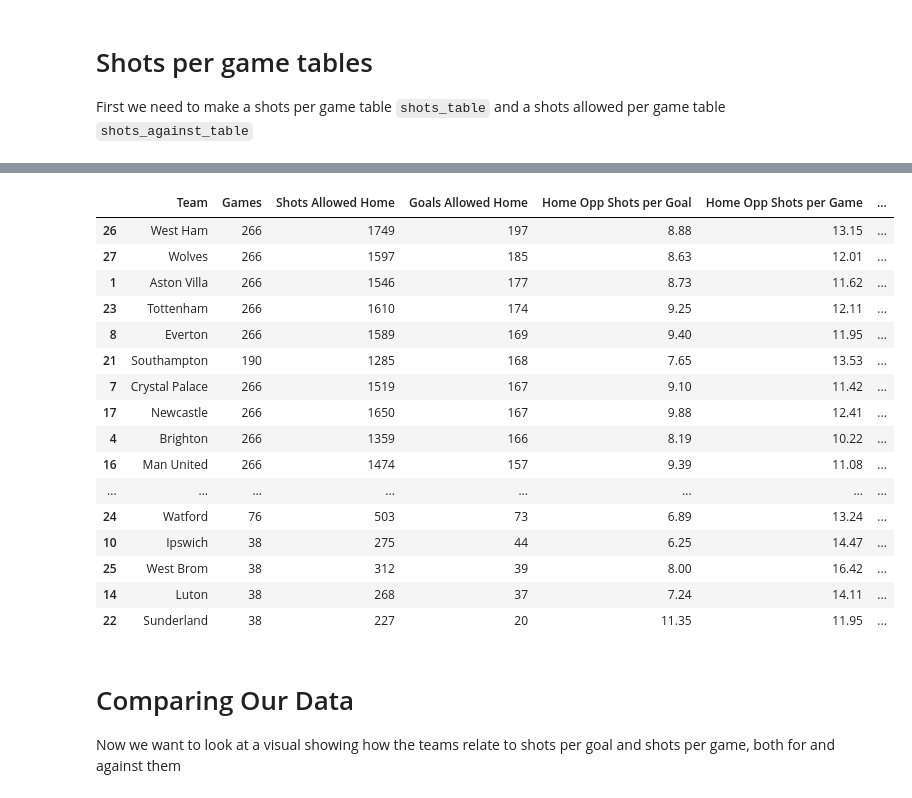
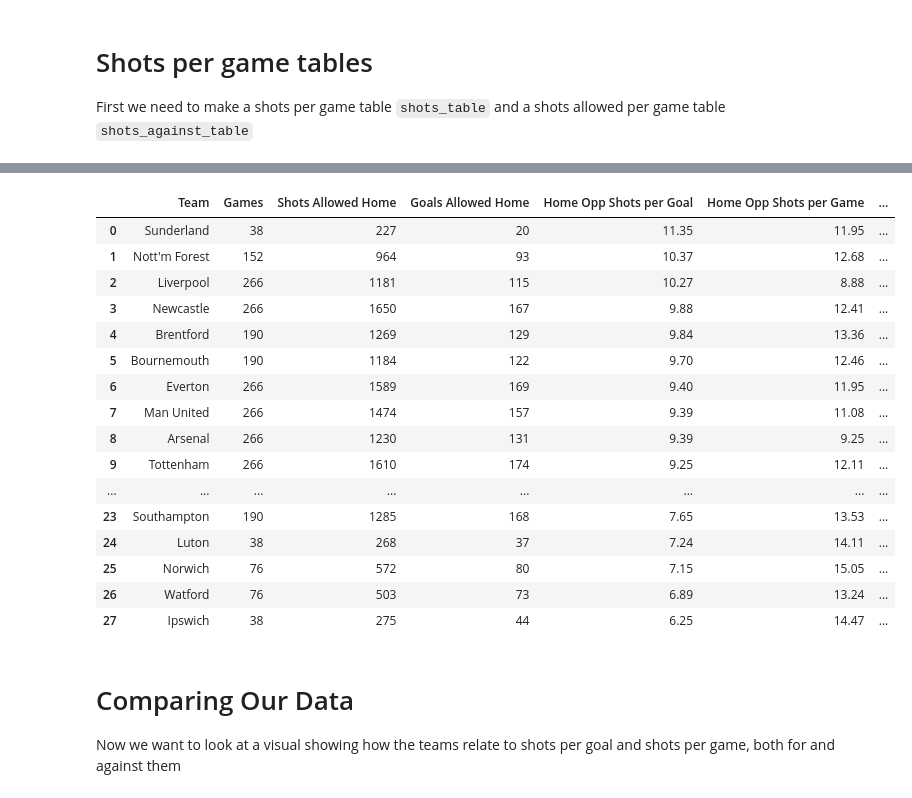
Before and after one commit to hankike/Premier_Prediction, a Jupyter notebook: notebooks/02shots.ipynb, the cells around one changed output, grey strips where cells are left out. Saved outputs shown, nothing was run; the diff lists cells and outputs as text; code cells hidden in the pictures.

```diff
--- a/notebooks/02shots.ipynb
+++ b/notebooks/02shots.ipynb
@@ -23,19 +23,13 @@ for team in teams:
     home_games = df_premier[df_premier["HomeTeam"] == team]
 
     home_goals_for = home_games["FTHG"].sum()
-    home_goals_against = home_games["FTAG"].sum()
-
     home_shots_for = home_games["HS"].sum()
-    home_shots_against = home_games["AS"].sum()
 
     # Away games
     away_games = df_premier[df_premier["AwayTeam"] == team]
 
     away_goals_for = away_games["FTAG"].sum()
-    away_goals_against = away_games["FTHG"].sum()
-
     away_shots_for = away_games["AS"].sum()
-    away_shots_against = away_games["HS"].sum()
 
     records.append({
         "Team": team,
@@ -62,9 +56,9 @@ shots_table["Away Shots per Goal"] = shots_table["Away Shots per Goal"].round(2)
 shots_table["Away Shots per Game"] = shots_table["Away Shots per Game"].round(2)
 
 shots_table = shots_table.sort_values(
-    "Goals Home",
-    ascending=False
-)
+    "Home Shots per Goal",
+    ascending=True
+).reset_index(drop=True)
 
 shots_table
 # %% [output]
@@ -94,69 +88,63 @@ for team in teams:
     # Home games
     home_games = df_premier[df_premier["HomeTeam"] == team]
 
-    home_goals_for = home_games["FTHG"].sum()
     home_goals_against = home_games["FTAG"].sum()
-
-    home_shots_for = home_games["HS"].sum()
     home_shots_against = home_games["AS"].sum()
 
     # Away games
     away_games = df_premier[df_premier["AwayTeam"] == team]
 
-    away_goals_for = away_games["FTAG"].sum()
     away_goals_against = away_games["FTHG"].sum()
-
-    away_shots_for = away_games["AS"].sum()
     away_shots_against = away_games["HS"].sum()
 
     records.append({
         "Team": team,
         "Games": len(home_games) + len(away_games),
         "Shots Allowed Home": home_shots_against,
         "Goals Allowed Home": home_goals_against,
         "Home Opp Shots per Goal": home_shots_against / home_goals_against if home_goals_against > 0 else 0,
         "Home Opp Shots per Game": home_shots_against / (len(home_games) if len(home_games) > 0 else 1),
         "Shots Allowed Away": away_shots_against,
         "Goals Allowed Away": away_goals_against,
         "Away Opp Shots per Goal": away_shots_against / away_goals_against if away_goals_against > 0 else 0,
         "Away Opp Shots per Game": away_shots_against / (len(away_games) if len(away_games) > 0 else 1)
     })
 
 
 shots_against_table = pd.DataFrame(records)
 
 shots_against_table["Home Opp Shots per Goal"] = shots_against_table["Home Opp Shots per Goal"].round(2)
 
 shots_against_table["Home Opp Shots per Game"] = shots_against_table["Home Opp Shots per Game"].round(2)
 
 shots_against_table["Away Opp Shots per Goal"] = shots_against_table["Away Opp Shots per Goal"].round(2)
 
 shots_against_table["Away Opp Shots per Game"] = shots_against_table["Away Opp Shots per Game"].round(2)
 
 shots_against_table = shots_against_table.sort_values(
-    "Goals Allowed Home",
+    "Home Opp Shots per Goal",
     ascending=False
-)
+).reset_index(drop=True)
 
 shots_against_table
 # %% [output]
 |  | Team | Games | Shots Allowed Home | Goals Allowed Home | Home Opp Shots per Goal | Home Opp Shots per Game | ... |
-| 26 | West Ham | 266 | 1749 | 197 | 8.88 | 13.15 | ... |
-| 27 | Wolves | 266 | 1597 | 185 | 8.63 | 12.01 | ... |
-| 1 | Aston Villa | 266 | 1546 | 177 | 8.73 | 11.62 | ... |
-| 23 | Tottenham | 266 | 1610 | 174 | 9.25 | 12.11 | ... |
-| 8 | Everton | 266 | 1589 | 169 | 9.40 | 11.95 | ... |
-| 21 | Southampton | 190 | 1285 | 168 | 7.65 | 13.53 | ... |
-| 7 | Crystal Palace | 266 | 1519 | 167 | 9.10 | 11.42 | ... |
-| 17 | Newcastle | 266 | 1650 | 167 | 9.88 | 12.41 | ... |
-| 4 | Brighton | 266 | 1359 | 166 | 8.19 | 10.22 | ... |
-| 16 | Man United | 266 | 1474 | 157 | 9.39 | 11.08 | ... |
+| 0 | Sunderland | 38 | 227 | 20 | 11.35 | 11.95 | ... |
+| 1 | Nott'm Forest | 152 | 964 | 93 | 10.37 | 12.68 | ... |
+| 2 | Liverpool | 266 | 1181 | 115 | 10.27 | 8.88 | ... |
+| 3 | Newcastle | 266 | 1650 | 167 | 9.88 | 12.41 | ... |
+| 4 | Brentford | 190 | 1269 | 129 | 9.84 | 13.36 | ... |
+| 5 | Bournemouth | 190 | 1184 | 122 | 9.70 | 12.46 | ... |
+| 6 | Everton | 266 | 1589 | 169 | 9.40 | 11.95 | ... |
+| 7 | Man United | 266 | 1474 | 157 | 9.39 | 11.08 | ... |
+| 8 | Arsenal | 266 | 1230 | 131 | 9.39 | 9.25 | ... |
+| 9 | Tottenham | 266 | 1610 | 174 | 9.25 | 12.11 | ... |
 | ... | ... | ... | ... | ... | ... | ... | ... |
-| 24 | Watford | 76 | 503 | 73 | 6.89 | 13.24 | ... |
-| 10 | Ipswich | 38 | 275 | 44 | 6.25 | 14.47 | ... |
-| 25 | West Brom | 38 | 312 | 39 | 8.00 | 16.42 | ... |
-| 14 | Luton | 38 | 268 | 37 | 7.24 | 14.11 | ... |
-| 22 | Sunderland | 38 | 227 | 20 | 11.35 | 11.95 | ... |
+| 23 | Southampton | 190 | 1285 | 168 | 7.65 | 13.53 | ... |
+| 24 | Luton | 38 | 268 | 37 | 7.24 | 14.11 | ... |
+| 25 | Norwich | 76 | 572 | 80 | 7.15 | 15.05 | ... |
+| 26 | Watford | 76 | 503 | 73 | 6.89 | 13.24 | ... |
+| 27 | Ipswich | 38 | 275 | 44 | 6.25 | 14.47 | ... |
 # %% [markdown]
 # Comparing Our Data
 
```
Also changed, not shown: parts of 1 cell of this notebook.
